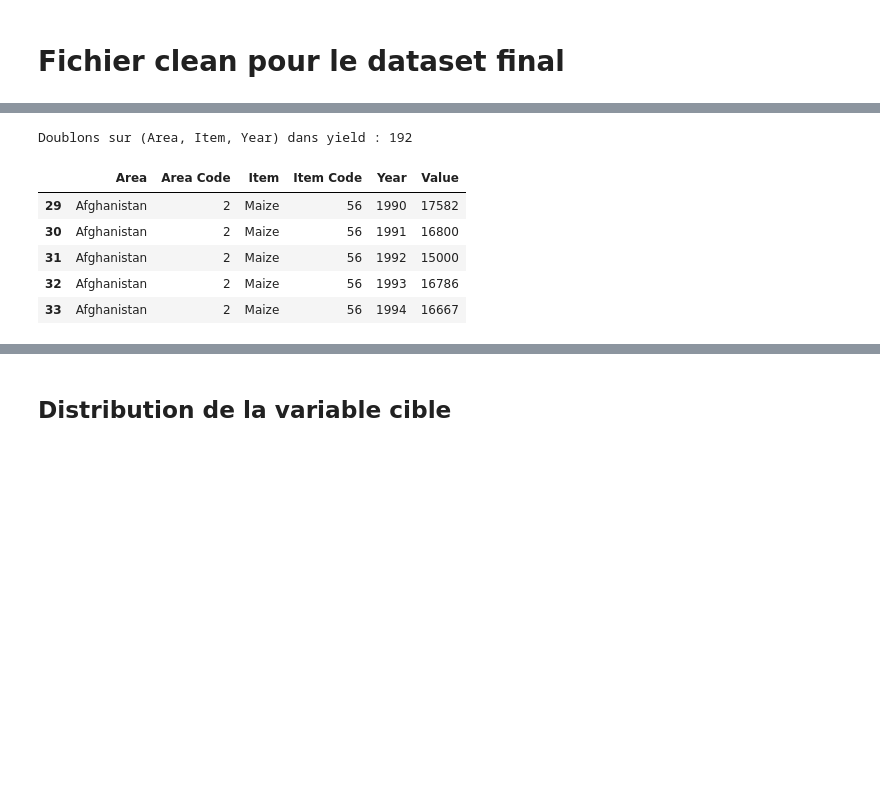
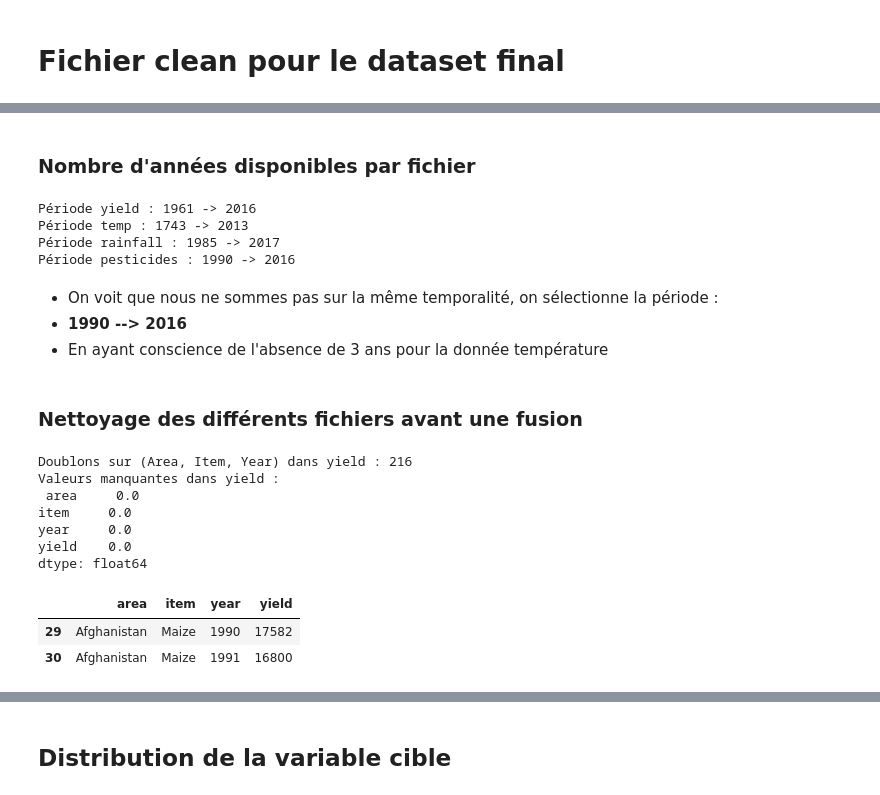
Before and after one commit to SCFlorian/Systeme_recommandation_agricole, a Jupyter notebook: notebooks/notebook_analyse_exploratoire.ipynb, the cells around one changed output, grey strips where cells are left out. Saved outputs shown, nothing was run; the diff lists cells and outputs as text; code cells hidden in the pictures; blank space fills up the shorter version.

```diff
--- a/notebooks/notebook_analyse_exploratoire.ipynb
+++ b/notebooks/notebook_analyse_exploratoire.ipynb
@@ -1153,0 +1133,14 @@ country_map = {
+# %%
+# Mapping des fichiers
+# Fichier yield
+data_yield_map = data_yield
+data_yield_map['Area'] = data_yield_map['Area'].map(mapping_dict).fillna(data_yield_map['Area'])
+# Fichier rainfall
+data_rainfall_map = data_rainfall
+data_rainfall_map[' Area'] = data_rainfall_map[' Area'].map(mapping_dict).fillna(data_rainfall_map[' Area'])
+# Fichier pesticide
+data_pesticides_map = data_pesticides
+data_pesticides_map['Area'] = data_pesticides_map['Area'].map(mapping_dict).fillna(data_pesticides_map['Area'])
+# Fichier temp
+data_temp_map = data_temp
+data_temp_map['country'] = data_temp_map['country'].map(mapping_dict).fillna(data_temp_map['country'])
@@ -1154,28 +1175,51 @@ country_map = {
+# %% [markdown]
+### Nombre d'années disponibles par fichier
+# %%
+print("Période yield :", data_yield["Year"].min(), "->", data_yield["Year"].max())
+print("Période temp :", data_temp["year"].min(), "->", data_temp["year"].max())
+print("Période rainfall :", data_rainfall["Year"].min(), "->", data_rainfall["Year"].max())
+print("Période pesticides :", data_pesticides["Year"].min(), "->", data_pesticides["Year"].max())
+# %% [output]
+Période yield : 1961 -> 2016
+Période temp : 1743 -> 2013
+Période rainfall : 1985 -> 2017
+Période pesticides : 1990 -> 2016
+# %% [markdown]
+- On voit que nous ne sommes pas sur la même temporalité, on sélectionne la période :
+- **1990 --> 2016**
+- En ayant conscience de l'absence de 3 ans pour la donnée température
+# %% [markdown]
+### Nettoyage des différents fichiers avant une fusion
 # %%
-# On garde uniquement les lignes correspondant au rendement
-data_yield = data_yield[data_yield["Element"] == "Yield"].copy()
-
-# On garde uniquement l'unité standard
-data_yield = data_yield[data_yield["Unit"] == "hg/ha"].copy()
-
-# Restriction à la période commune avec temp.csv
-data_yield = data_yield[data_yield["Year"].between(1990, 2013)].copy()
-
-# Harmonisation des pays
-data_yield["Area"] = data_yield["Area"].replace(country_map)
+# ==============
+# Fichier yield
+# ==============
+# Restriction à la période commune 1990-2013
+data_yield_map = data_yield_map[data_yield_map["Year"].between(1990, 2016)].copy()
 
 # On garde les colonnes utiles
-data_yield = data_yield[["Area", "Area Code", "Item", "Item Code", "Year", "Value"]].copy()
+# On enlève notamment Domain Code / Area Code / Element Code / Item Code / Unit
+data_yield_map = data_yield_map[["Area", "Item", "Year", "Value"]].copy()
+
+# On renomme correctement le nom de la variable cible
+data_yield_map = data_yield_map.rename(columns={"Area":"area",
+                                                "Item":"item",
+                                                "Year":"year",
+                                                "Value":"yield"}).copy()
 
 # Vérification des doublons métier
-print("Doublons sur (Area, Item, Year) dans yield :", data_yield.duplicated(["Area", "Item", "Year"]).sum())
+print("Doublons sur (Area, Item, Year) dans yield :", data_yield_map.duplicated(["area","item", "year"]).sum())
+print("Valeurs manquantes dans yield : \n", data_yield_map.isnull().mean())
 
-data_yield.head()
+data_yield_map.head(2)
 # %% [output]
-Doublons sur (Area, Item, Year) dans yield : 192
+Doublons sur (Area, Item, Year) dans yield : 216
+Valeurs manquantes dans yield :
+ area     0.0
+item     0.0
+year     0.0
+yield    0.0
+dtype: float64
-|  | Area | Area Code | Item | Item Code | Year | Value |
-| 29 | Afghanistan | 2 | Maize | 56 | 1990 | 17582 |
-| 30 | Afghanistan | 2 | Maize | 56 | 1991 | 16800 |
-| 31 | Afghanistan | 2 | Maize | 56 | 1992 | 15000 |
-| 32 | Afghanistan | 2 | Maize | 56 | 1993 | 16786 |
-| 33 | Afghanistan | 2 | Maize | 56 | 1994 | 16667 |
+|  | area | item | year | yield |
+| 29 | Afghanistan | Maize | 1990 | 17582 |
+| 30 | Afghanistan | Maize | 1991 | 16800 |
```
Also changed, not shown: parts of 111 cells of this notebook, 3 other files.
